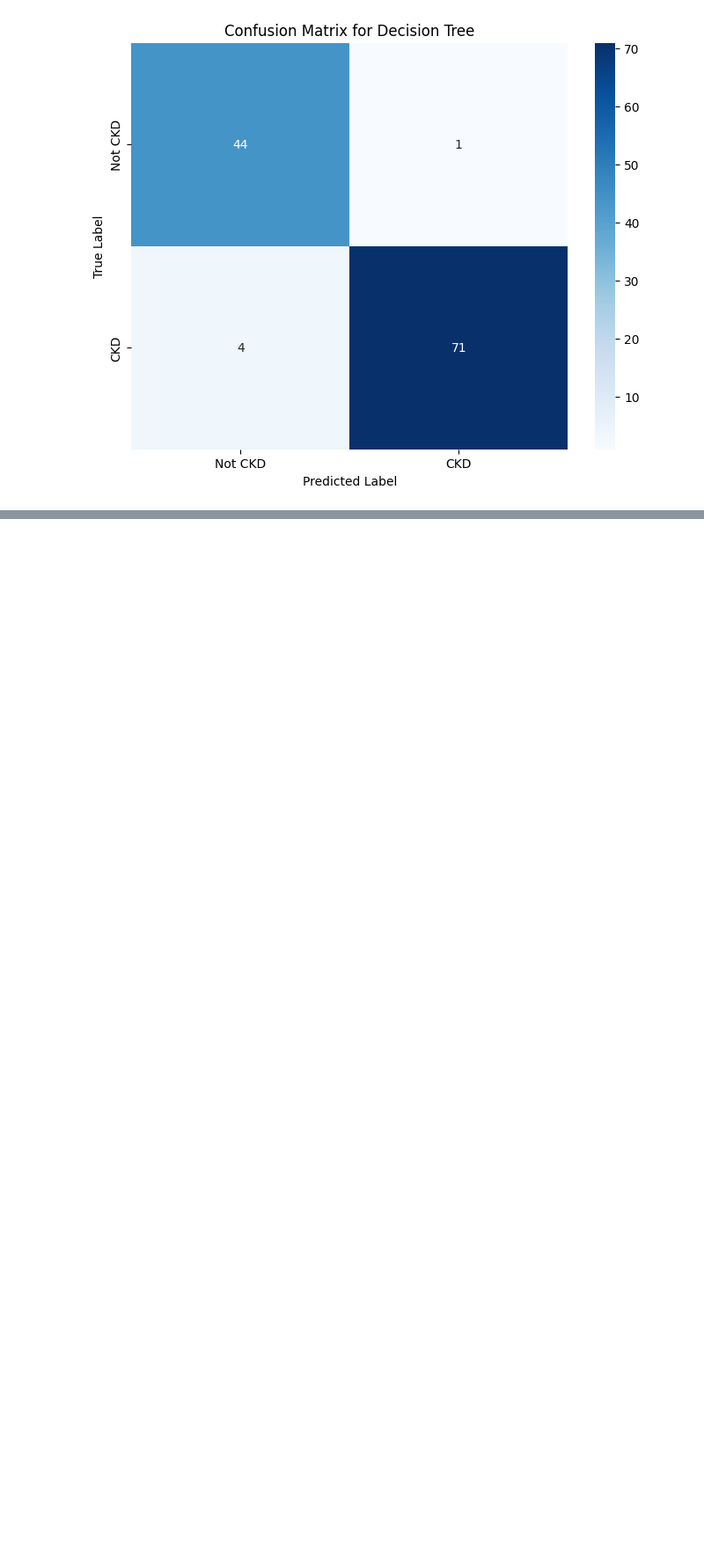
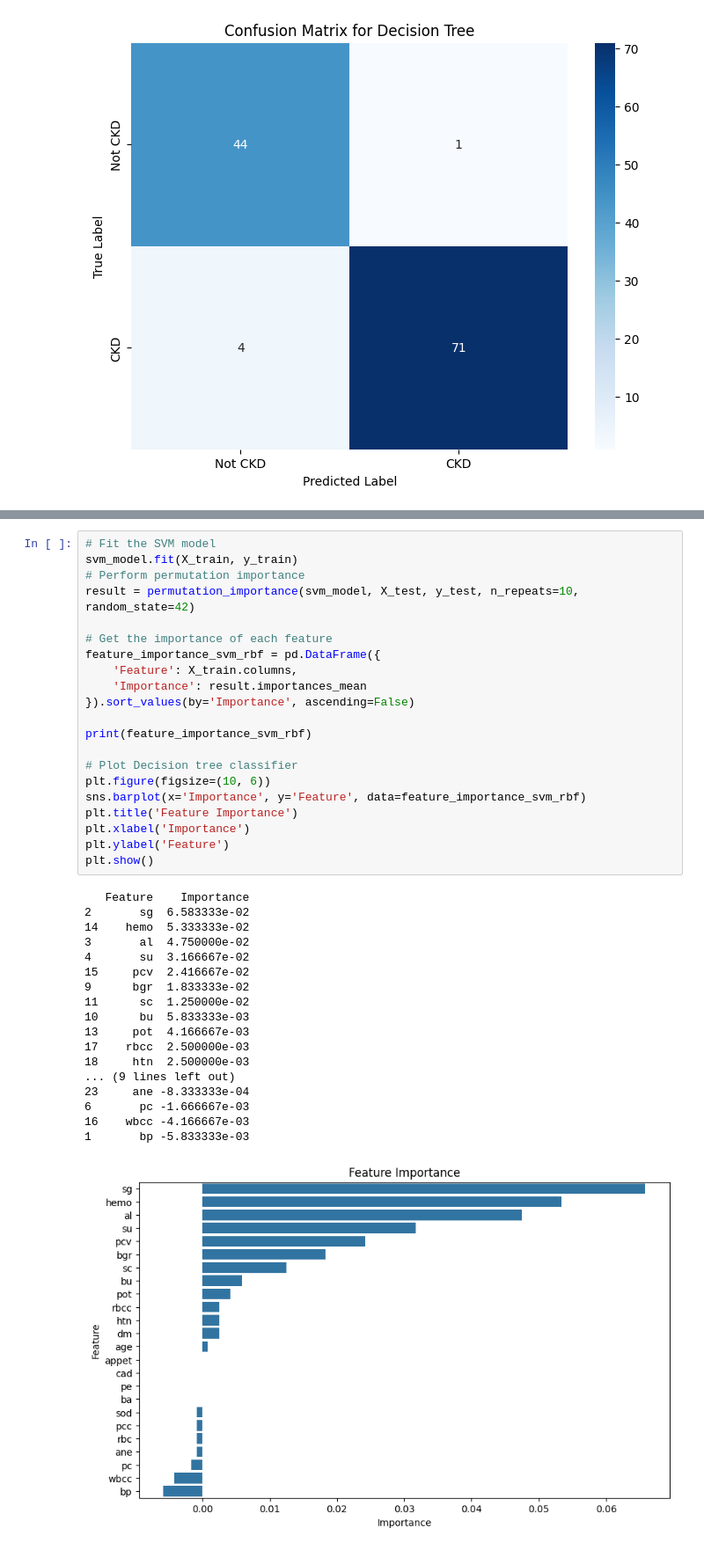
Before and after one commit to Kottancheril/Chronic_kidney_disease_prediction, a Jupyter notebook: chronic_kidney_disease.ipynb, the cells around one changed output, grey strips where cells are left out. Shown at 88% size. Drawn from its saved outputs; the diff is of its cells as text; blank space fills up the shorter version.

```diff
--- a/chronic_kidney_disease.ipynb
+++ b/chronic_kidney_disease.ipynb
@@ -609,3 +818,43 @@ weighted avg       0.97      0.97      0.97       120
+# %%
+# Fit the SVM model
+svm_model.fit(X_train, y_train)
+# Perform permutation importance
+result = permutation_importance(svm_model, X_test, y_test, n_repeats=10, random_state=42)
+
+# Get the importance of each feature
+feature_importance_svm_rbf = pd.DataFrame({
+    'Feature': X_train.columns,
+    'Importance': result.importances_mean
+}).sort_values(by='Importance', ascending=False)
+
+print(feature_importance_svm_rbf)
+
+# Plot Decision tree classifier
+plt.figure(figsize=(10, 6))
+sns.barplot(x='Importance', y='Feature', data=feature_importance_svm_rbf)
+plt.title('Feature Importance')
+plt.xlabel('Importance')
+plt.ylabel('Feature')
+plt.show()
+# %% [output]
+   Feature    Importance
+2       sg  6.583333e-02
+14    hemo  5.333333e-02
+3       al  4.750000e-02
+4       su  3.166667e-02
+15     pcv  2.416667e-02
+9      bgr  1.833333e-02
+11      sc  1.250000e-02
+10      bu  5.833333e-03
+13     pot  4.166667e-03
+17    rbcc  2.500000e-03
+18     htn  2.500000e-03
+... (9 lines left out)
+23     ane -8.333333e-04
+6       pc -1.666667e-03
+16    wbcc -4.166667e-03
+1       bp -5.833333e-03
+[figure, added]
 # %%
 # Initialize the Neural Network model (MLPClassifier)
 nn_model = MLPClassifier(
```
Also changed, not shown: parts of 15 cells of this notebook.
